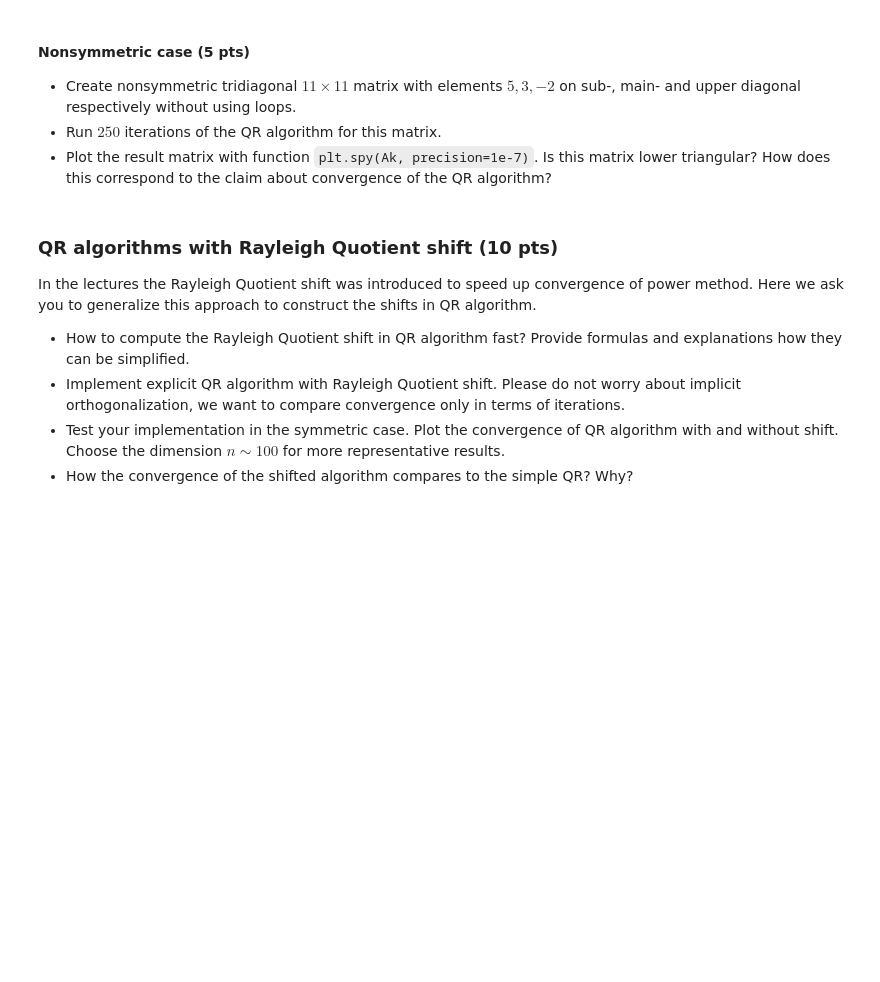
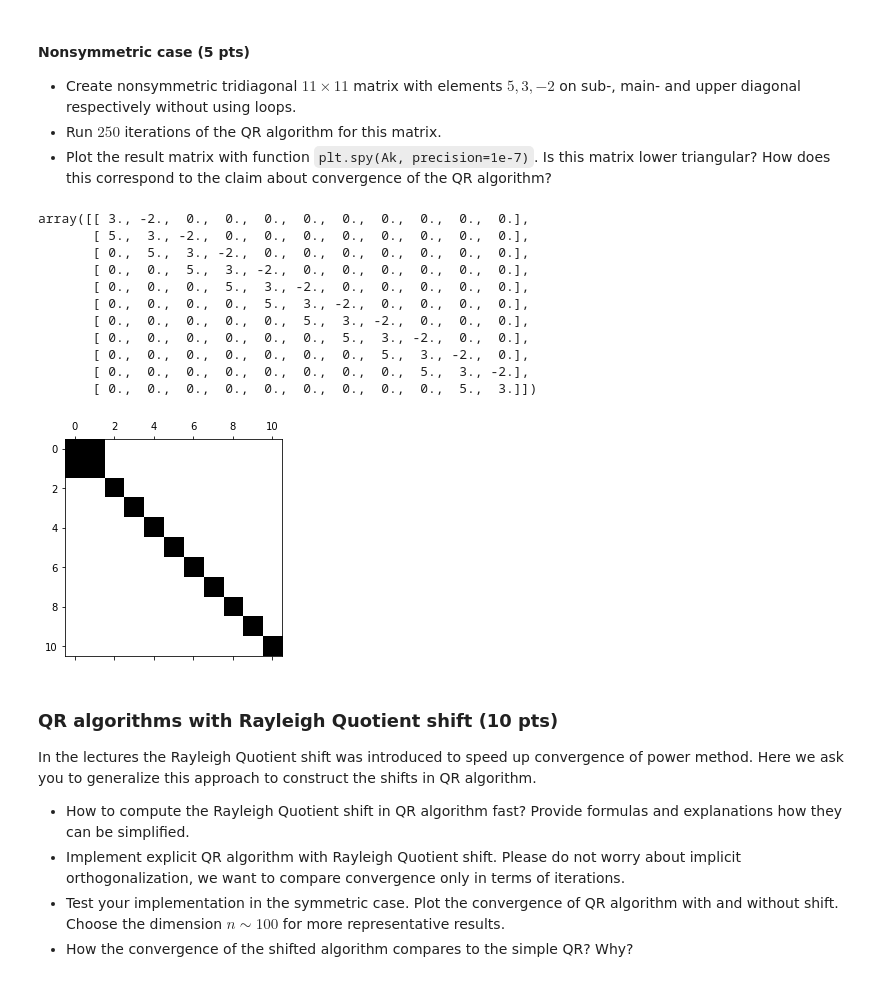
Before and after one commit to aaptss/nla2021, a Jupyter notebook: hw/hw2/hw2.ipynb, the cells around one changed output. Cells and saved outputs as stored; diff of their text form; code cells hidden in the pictures; blank space fills up the shorter version.

```diff
--- a/hw/hw2/hw2.ipynb
+++ b/hw/hw2/hw2.ipynb
@@ -1268,3 +1343,27 @@ def qr_algorithm(A_init, num_iter): # 3 pts
+# %%
+diag_broadcast = np.array([5,3,-2])
+diagonals = [np.full(11,diag_broadcast[1]),
+             np.full(10,diag_broadcast[0]),
+             np.full(10,diag_broadcast[2])]
+
+A = diags(diagonals, [0, -1, 1]).toarray()
+
+Ak, convergence = qr_algorithm(A_init, 250)
+plt.spy(Ak, precision=1e-7)
+A
+# %% [output]
+array([[ 3., -2.,  0.,  0.,  0.,  0.,  0.,  0.,  0.,  0.,  0.],
+       [ 5.,  3., -2.,  0.,  0.,  0.,  0.,  0.,  0.,  0.,  0.],
+       [ 0.,  5.,  3., -2.,  0.,  0.,  0.,  0.,  0.,  0.,  0.],
+       [ 0.,  0.,  5.,  3., -2.,  0.,  0.,  0.,  0.,  0.,  0.],
+       [ 0.,  0.,  0.,  5.,  3., -2.,  0.,  0.,  0.,  0.,  0.],
+       [ 0.,  0.,  0.,  0.,  5.,  3., -2.,  0.,  0.,  0.,  0.],
+       [ 0.,  0.,  0.,  0.,  0.,  5.,  3., -2.,  0.,  0.,  0.],
+       [ 0.,  0.,  0.,  0.,  0.,  0.,  5.,  3., -2.,  0.,  0.],
+       [ 0.,  0.,  0.,  0.,  0.,  0.,  0.,  5.,  3., -2.,  0.],
+       [ 0.,  0.,  0.,  0.,  0.,  0.,  0.,  0.,  5.,  3., -2.],
+       [ 0.,  0.,  0.,  0.,  0.,  0.,  0.,  0.,  0.,  5.,  3.]])
+[figure, added]
 # %% [markdown]
 ### QR algorithms with Rayleigh Quotient shift (10 pts)
 
```
Also changed, not shown: parts of 30 cells of this notebook.
